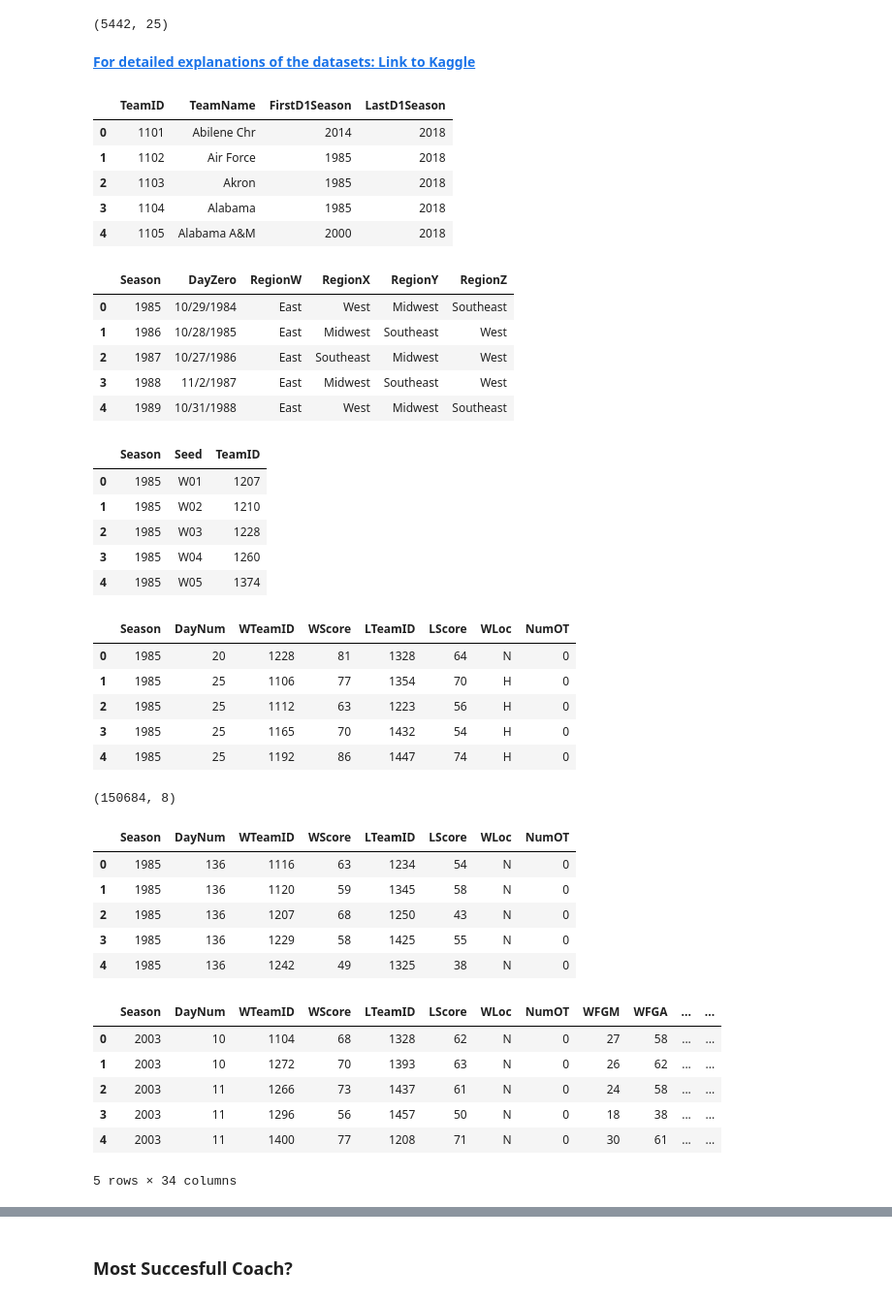
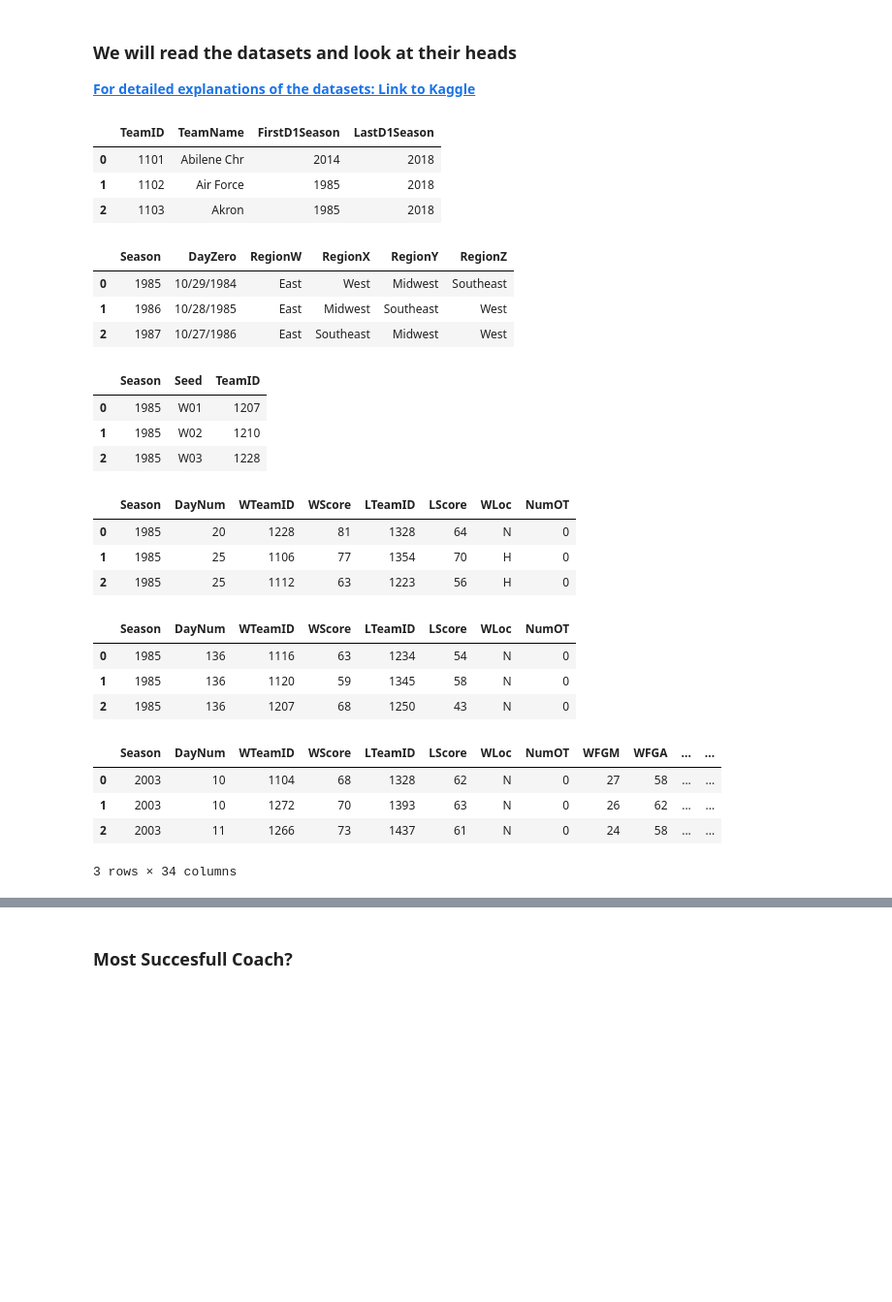
Before and after one commit to mguner/ISL, a Jupyter notebook: Google_Cloud_NCAA.ipynb, the cells around one changed output, grey strips where cells are left out. Shown: that part at 97% size. Cells and saved outputs as stored; diff of their text form; code cells hidden in the pictures; blank space fills up the shorter version.

```diff
--- a/Google_Cloud_NCAA.ipynb
+++ b/Google_Cloud_NCAA.ipynb
@@ -63,86 +30,61 @@ Index(['assist', 'block', 'foul_pers', 'foul_tech', 'made1_free', 'made2_dunk',
-# %%
-# table_player_2015 gives the total of events for each player in 2015 we have 5442 players' data in this datafram
-table_player_2015 = table.groupby('EventPlayerID').apply(lambda x: x[['assist', 'block',
-       'foul_pers', 'foul_tech', 'made1_free', 'made2_dunk', 'made2_jump',
-       'made2_lay', 'made2_tip', 'made3_jump', 'miss1_free', 'miss2_dunk',
-       'miss2_jump', 'miss2_lay', 'miss2_tip', 'miss3_jump', 'reb_dead',
-       'reb_def', 'reb_off', 'steal', 'sub_in', 'sub_out', 'timeout',
-       'timeout_tv', 'turnover']].sum() )
-table_player_2015.shape
-# %% [output]
-(5442, 25)
 # %% [markdown]
+ ### We will read the datasets and look at their heads
+
  __[For detailed explanations of the datasets: Link to Kaggle](https://www.kaggle.com/c/mens-machine-learning-competition-2018/data)__
 # %%
 #This file identifies the different college teams present in the dataset.
 teams = pd.read_csv('/Users/user/Desktop/proje/EGMStudyGroup/NCAA/data/DataFiles/Teams.csv')
-teams.head()
+teams.head(3)
 # %% [output]
 |  | TeamID | TeamName | FirstD1Season | LastD1Season |
 | 0 | 1101 | Abilene Chr | 2014 | 2018 |
 | 1 | 1102 | Air Force | 1985 | 2018 |
 | 2 | 1103 | Akron | 1985 | 2018 |
-| 3 | 1104 | Alabama | 1985 | 2018 |
-| 4 | 1105 | Alabama A&M | 2000 | 2018 |
 # %%
 #This file identifies the different seasons included in the historical data,
 #along with certain season-level properties.
 seasons = pd.read_csv('/Users/user/Desktop/proje/EGMStudyGroup/NCAA/data/DataFiles/Seasons.csv')
-seasons.head()
+seasons.head(3)
 # %% [output]
 |  | Season | DayZero | RegionW | RegionX | RegionY | RegionZ |
 | 0 | 1985 | 10/29/1984 | East | West | Midwest | Southeast |
 | 1 | 1986 | 10/28/1985 | East | Midwest | Southeast | West |
 | 2 | 1987 | 10/27/1986 | East | Southeast | Midwest | West |
-| 3 | 1988 | 11/2/1987 | East | Midwest | Southeast | West |
-| 4 | 1989 | 10/31/1988 | East | West | Midwest | Southeast |
 # %%
 # This file identifies the seeds for all teams in each NCAA® tournament, for all seasons of historical data.
 seeds = pd.read_csv('/Users/user/Desktop/proje/EGMStudyGroup/NCAA/data/DataFiles/NCAATourneySeeds.csv')
-seeds.head()
+seeds.head(3)
 # %% [output]
 |  | Season | Seed | TeamID |
 | 0 | 1985 | W01 | 1207 |
 | 1 | 1985 | W02 | 1210 |
 | 2 | 1985 | W03 | 1228 |
-| 3 | 1985 | W04 | 1260 |
-| 4 | 1985 | W05 | 1374 |
 # %%
 #This file identifies the game-by-game results for many seasons of historical data, starting with the 1985 season
 reg_season_cpt = pd.read_csv('/Users/user/Desktop/proje/EGMStudyGroup/NCAA/data/DataFiles/RegularSeasonCompactResults.csv')
-reg_season_cpt.head()
+reg_season_cpt.head(3)
 # %% [output]
 |  | Season | DayNum | WTeamID | WScore | LTeamID | LScore | WLoc | NumOT |
 | 0 | 1985 | 20 | 1228 | 81 | 1328 | 64 | N | 0 |
 | 1 | 1985 | 25 | 1106 | 77 | 1354 | 70 | H | 0 |
 | 2 | 1985 | 25 | 1112 | 63 | 1223 | 56 | H | 0 |
-| 3 | 1985 | 25 | 1165 | 70 | 1432 | 54 | H | 0 |
-| 4 | 1985 | 25 | 1192 | 86 | 1447 | 74 | H | 0 |
-# %%
- reg_season_cpt.shape
-# %% [output]
-(150684, 8)
 # %%
 #This file identifies the game-by-game NCAA® tournament results for all seasons of historical data.
 tour_results = pd.read_csv('/Users/user/Desktop/proje/EGMStudyGroup/NCAA/data/DataFiles/NCAATourneyCompactResults.csv')
-tour_results.head()
+tour_results.head(3)
 # %% [output]
 |  | Season | DayNum | WTeamID | WScore | LTeamID | LScore | WLoc | NumOT |
 | 0 | 1985 | 136 | 1116 | 63 | 1234 | 54 | N | 0 |
 | 1 | 1985 | 136 | 1120 | 59 | 1345 | 58 | N | 0 |
 | 2 | 1985 | 136 | 1207 | 68 | 1250 | 43 | N | 0 |
-| 3 | 1985 | 136 | 1229 | 58 | 1425 | 55 | N | 0 |
-| 4 | 1985 | 136 | 1242 | 49 | 1325 | 38 | N | 0 |
 # %%
 #This file provides team-level box scores for many regular seasons of historical data, starting with the 2003 season.
 seas_detail = pd.read_csv('/Users/user/Desktop/proje/EGMStudyGroup/NCAA/data/DataFiles/RegularSeasonDetailedResults.csv')
-seas_detail.head()
 #seas_detail.columns
+seas_detail.head(3)
 # %% [output]
 |  | Season | DayNum | WTeamID | WScore | LTeamID | LScore | WLoc | NumOT | WFGM | WFGA | ... | ... |
 | 0 | 2003 | 10 | 1104 | 68 | 1328 | 62 | N | 0 | 27 | 58 | ... | ... |
 | 1 | 2003 | 10 | 1272 | 70 | 1393 | 63 | N | 0 | 26 | 62 | ... | ... |
 | 2 | 2003 | 11 | 1266 | 73 | 1437 | 61 | N | 0 | 24 | 58 | ... | ... |
-| 3 | 2003 | 11 | 1296 | 56 | 1457 | 50 | N | 0 | 18 | 38 | ... | ... |
-| 4 | 2003 | 11 | 1400 | 77 | 1208 | 71 | N | 0 | 30 | 61 | ... | ... |
-5 rows × 34 columns
+3 rows × 34 columns
```
Also changed, not shown: parts of 11 cells of this notebook.
